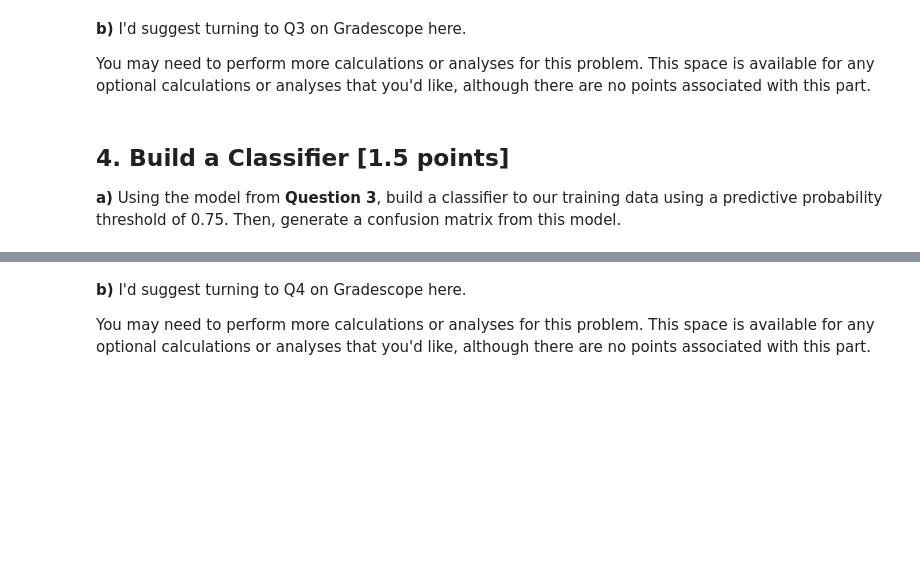
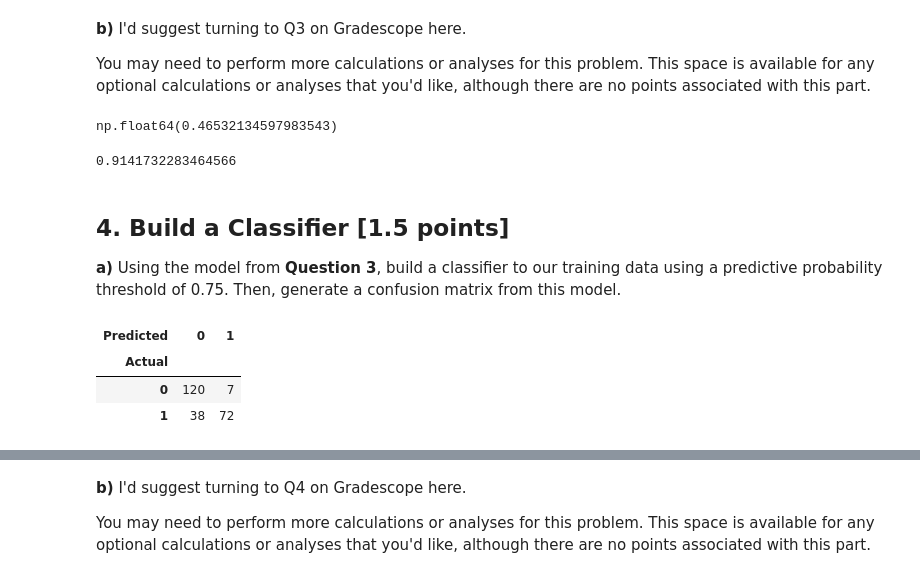
Before and after one commit to MatthewMandhyan/Stat207_clone, a Jupyter notebook: homework_09/homework_09.ipynb, the cells around one changed output, grey strips where cells are left out. Drawn from its saved outputs; the diff is of its cells as text; code cells hidden in the pictures; blank space fills up the shorter version.

```diff
--- a/homework_09/homework_09.ipynb
+++ b/homework_09/homework_09.ipynb
@@ -83,3 +133,9 @@ I don't anticipate a need to perform any more calculations or analyses for this
 ## 3. Fitting a More Complex Model [1 point]
 
 **a)** We'd like to explore how effective advanced tests are at recognizing the risk of heart disease.  We'll fit a second model to the training data predicting `y` from `age`, `sex`, `restecg`, `thalach`, `exang`, `oldpeak`, `slope`, `ca`, and `thal`.  Be sure to print the output of your model below.
+# %%
+log_model2 = smf.logit(
+    'y ~ age + sex + restecg + thalach + exang + oldpeak + slope + ca + thal',
+    data=df_train
+).fit()
+print(log_model2.summary())
@@ -87,7 +161,33 @@ I don't anticipate a need to perform any more calculations or analyses for this
 **b)** I'd suggest turning to Q3 on Gradescope here.
 
 You may need to perform more calculations or analyses for this problem.  This space is available for any optional calculations or analyses that you'd like, although there are no points associated with this part.
+# %%
+log_model2.prsquared
+# %% [output]
+np.float64(0.46532134597983543)
+# %%
+from sklearn.metrics import roc_auc_score
+y_true = df_train['y']
+y_pred_prob = log_model2.predict(df_train)
+auc = roc_auc_score(y_true, y_pred_prob)
+print(auc)
+# %% [output]
+0.9141732283464566
 # %% [markdown]
 ## 4. Build a Classifier [1.5 points]
 
 **a)** Using the model from **Question 3**, build a classifier to our training data using a predictive probability threshold of 0.75.  Then, generate a confusion matrix from this model.
+# %%
+df_train['pred_prob'] = log_model2.predict(df_train)
+df_train['y_pred'] = 1 * (df_train['pred_prob'] >= 0.75)
+pd.crosstab(
+    df_train['y'],
+    df_train['y_pred'],
+    rownames=['Actual'],
+    colnames=['Predicted']
+)
+# %% [output]
+| Predicted | 0 | 1 |
+| Actual |  |  |
+| 0 | 120 | 7 |
+| 1 | 38 | 72 |
```
Also changed, not shown: parts of 13 cells of this notebook.
